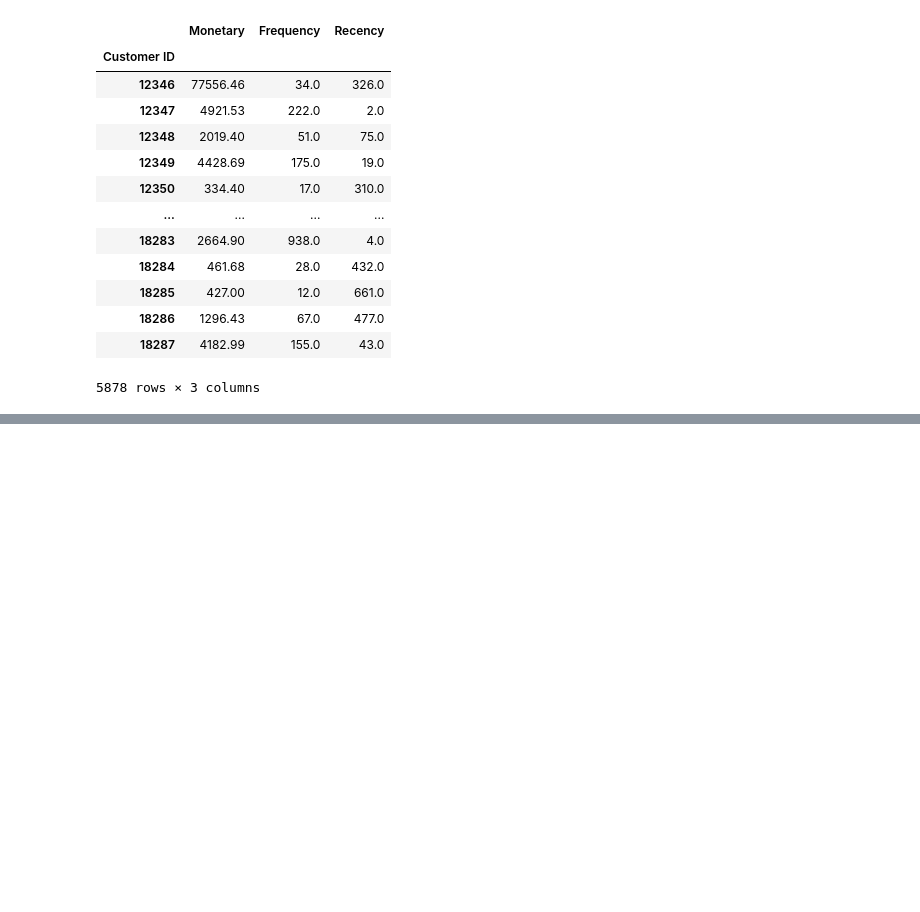
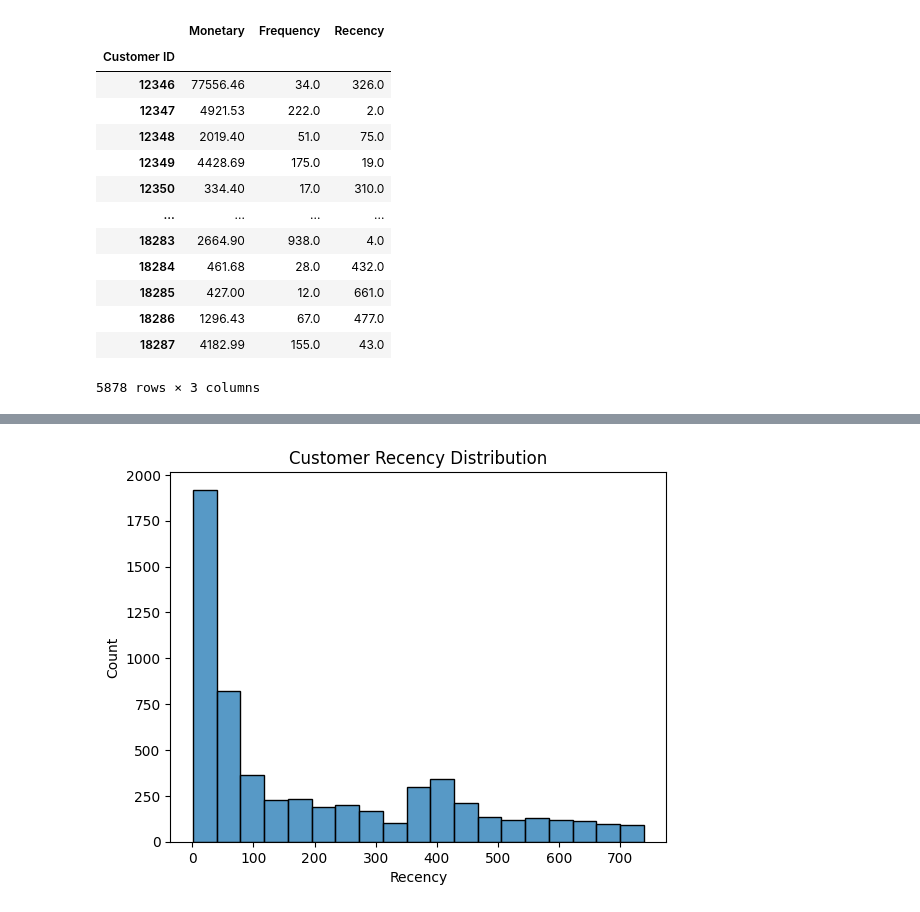
Before and after one commit to AmaKings9/online-retail-customer-analysis, a Jupyter notebook: notebooks/03_eda.ipynb, the cells around one changed output, grey strips where cells are left out. Drawn from its saved outputs; the diff is of its cells as text; code cells hidden in the pictures; blank space fills up the shorter version.

Commit message:
Add recency distribution analysis plots

```diff
--- a/notebooks/03_eda.ipynb
+++ b/notebooks/03_eda.ipynb
@@ -301,0 +317,6 @@ df_rfm_metrics
+# %%
+sns.histplot(x=df_rfm_metrics['Recency'])
+plt.title("Customer Recency Distribution")
+plt.show()
+# %% [output]
+[figure, added]
```
Also changed, not shown: parts of 4 cells of this notebook.
